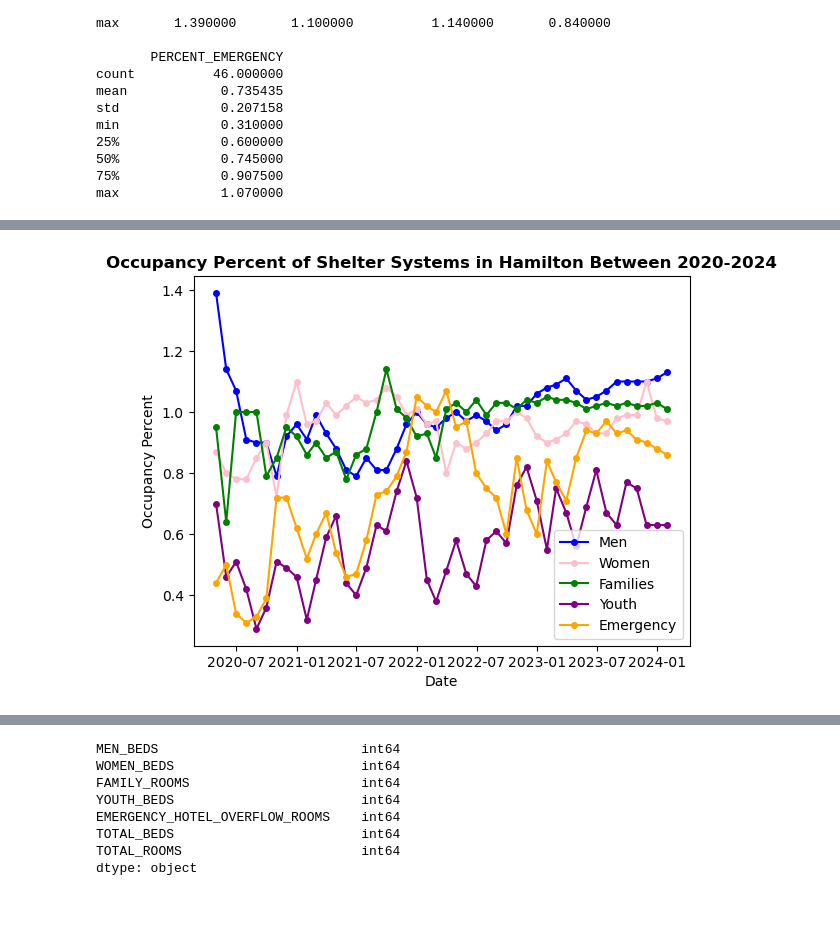
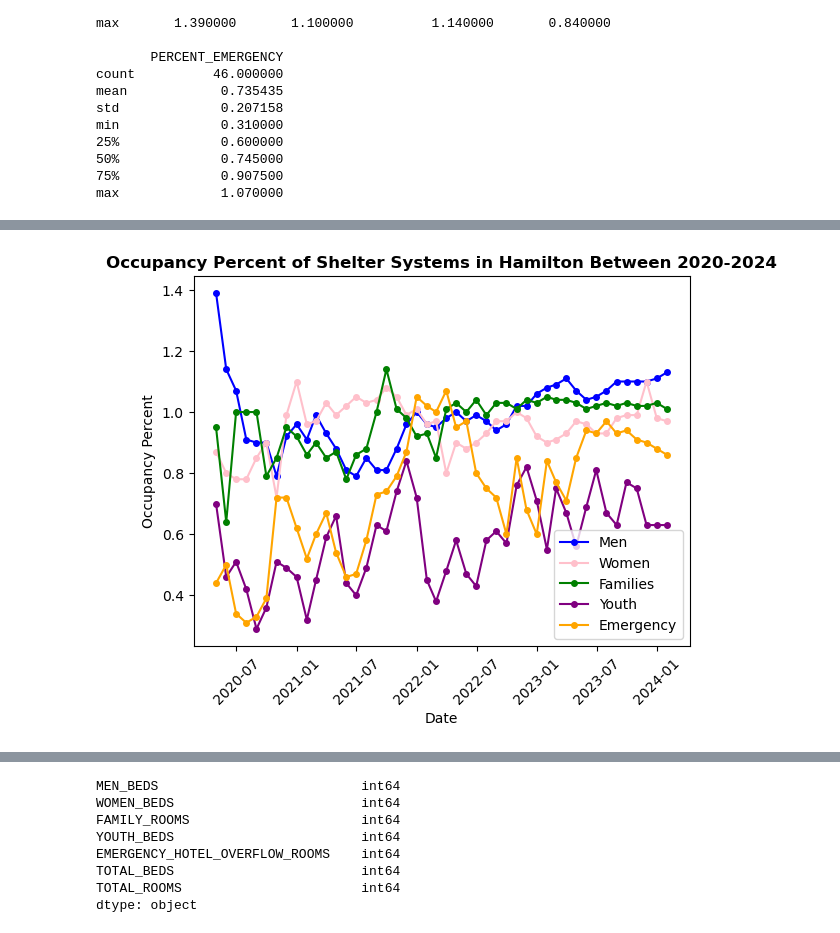
Before and after one commit to keyanap/YWCA-Gender-Based-Safety-Audit, a Jupyter notebook: Hamilton_Shelter_Occupancy.ipynb, the cells around one changed output, grey strips where cells are left out. Drawn from its saved outputs; the diff is of its cells as text; code cells hidden in the pictures; blank space fills up the shorter version.

```diff
--- a/Hamilton_Shelter_Occupancy.ipynb
+++ b/Hamilton_Shelter_Occupancy.ipynb
@@ -124,35 +134,35 @@ max             1.070000
 plt.plot(shelter_occupancy.index, shelter_occupancy['PERCENT_MEN'], color='blue',
          marker='o', markersize=4, label='Men')
 plt.plot(shelter_occupancy.index, shelter_occupancy['PERCENT_WOMEN'], color='pink',
          marker='o', markersize=4, label='Women')
 plt.plot(shelter_occupancy.index, shelter_occupancy['PERCENT_FAMILIES'], color='green',
          marker='o', markersize=4, label='Families')
 plt.plot(shelter_occupancy.index, shelter_occupancy['PERCENT_YOUTH'], color='purple',
          marker='o', markersize=4, label='Youth')
 plt.plot(shelter_occupancy.index, shelter_occupancy['PERCENT_EMERGENCY'], color='orange',
          marker='o', markersize=4, label='Emergency')
 
 # Title of the plot
 plt.title('Occupancy Percent of Shelter Systems in Hamilton Between 2020-2024', fontweight='bold')
 
 # Label for x and y axis
 plt.xlabel('Date')
 plt.ylabel('Occupancy Percent')
 
 
 # Place x ticks
-plt.xticks()
+plt.xticks(rotation=45)
 
 # Legend
 plt.legend(loc='lower right')
 
 # Save the plot
 plt.savefig('Images/Occupancy Percent of Shelter Systems in Hamilton Between 2020-2024.png', bbox_inches='tight')
 
 # Plot the data
 plt.show()
 # %% [output]
-[figure, old version]
+[figure, new version]
 # %%
 # file to load
 file = Path("Resources/Shelter_Beds_Available.csv")
```
Also changed, not shown: parts of 5 cells of this notebook, 18 other files.
